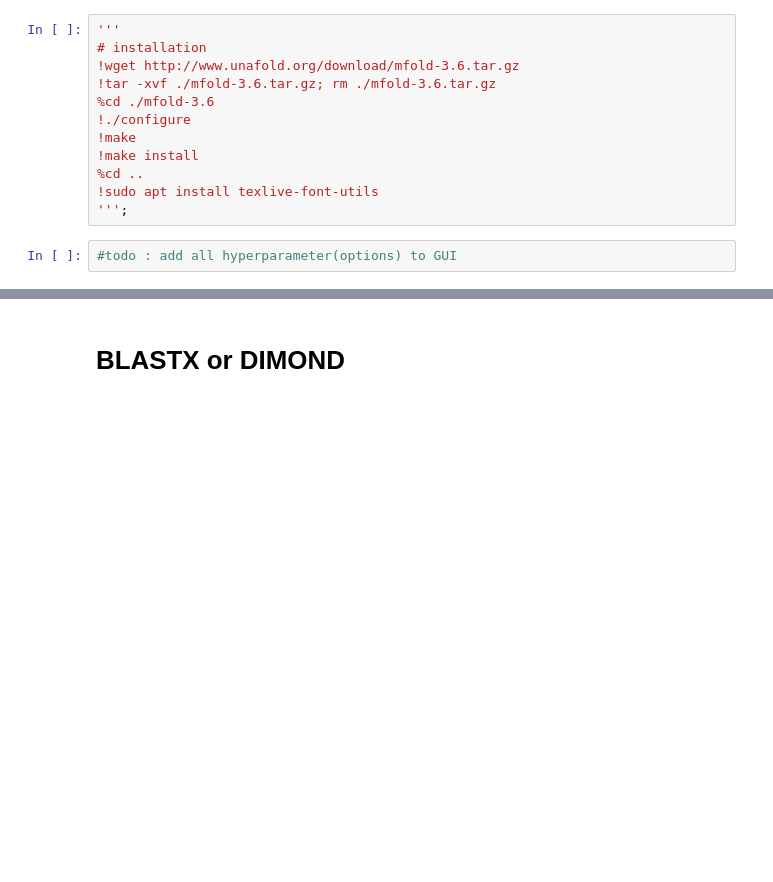
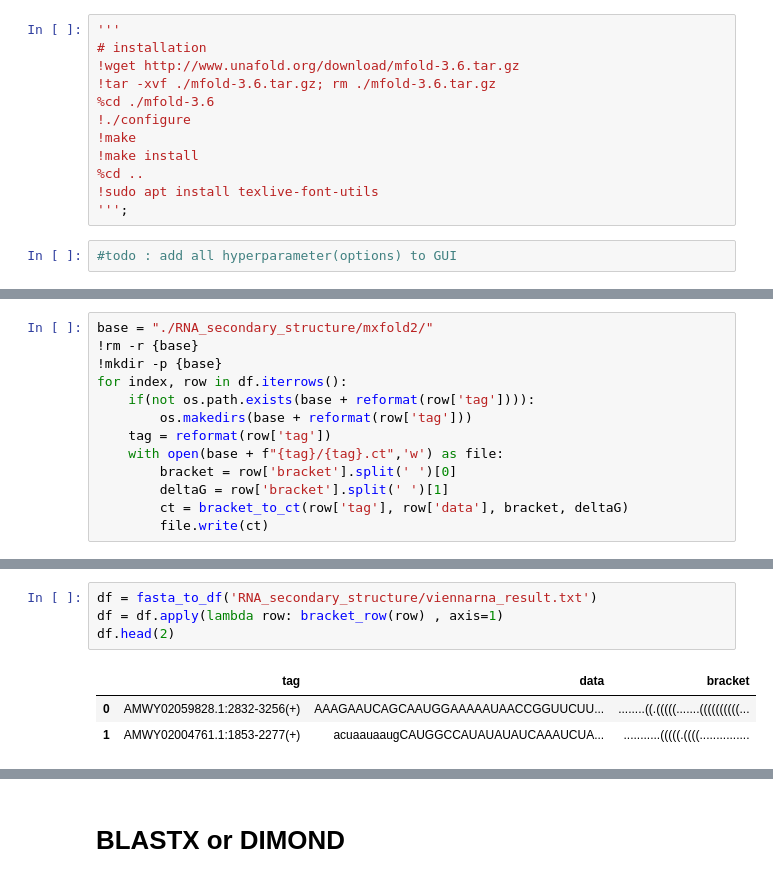
Before and after one commit to Ilia-Abolhasani/amir-p3, a Jupyter notebook: Code.ipynb, the cells around one changed output, grey strips where cells are left out. Drawn from its saved outputs; the diff is of its cells as text; blank space fills up the shorter version.

```diff
--- a/Code.ipynb
+++ b/Code.ipynb
@@ -458,0 +521,13 @@ All done.
+# %%
+base = "./RNA_secondary_structure/mxfold2/"
+!rm -r {base}
+!mkdir -p {base}
+for index, row in df.iterrows():
+    if(not os.path.exists(base + reformat(row['tag']))):
+        os.makedirs(base + reformat(row['tag']))
+    tag = reformat(row['tag'])
+    with open(base + f"{tag}/{tag}.ct",'w') as file:
+        bracket = row['bracket'].split(' ')[0]
+        deltaG = row['bracket'].split(' ')[1]
+        ct = bracket_to_ct(row['tag'], row['data'], bracket, deltaG)
+        file.write(ct)
@@ -458,0 +558,8 @@ All done.
+# %%
+df = fasta_to_df('RNA_secondary_structure/viennarna_result.txt')
+df = df.apply(lambda row: bracket_row(row) , axis=1)
+df.head(2)
+# %% [output]
+|  | tag | data | bracket |
+| 0 | AMWY02059828.1:2832-3256(+) | AAAGAAUCAGCAAUGGAAAAAUAACCGGUUCUU... | ........((.(((((.......((((((((((... |
+| 1 | AMWY02004761.1:1853-2277(+) | acuaauaaugCAUGGCCAUAUAUAUCAAAUCUA... | ...........(((((.((((............... |
```
Also changed, not shown: parts of 20 cells of this notebook.
